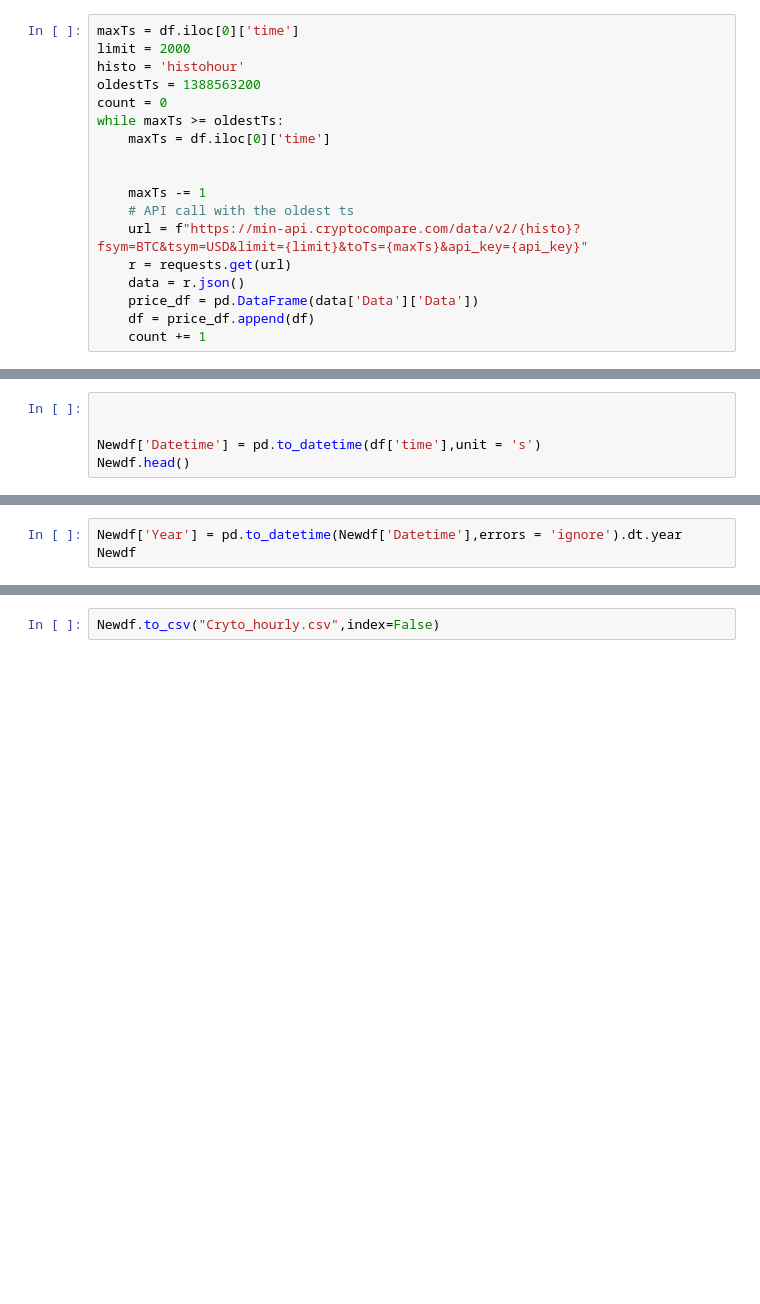
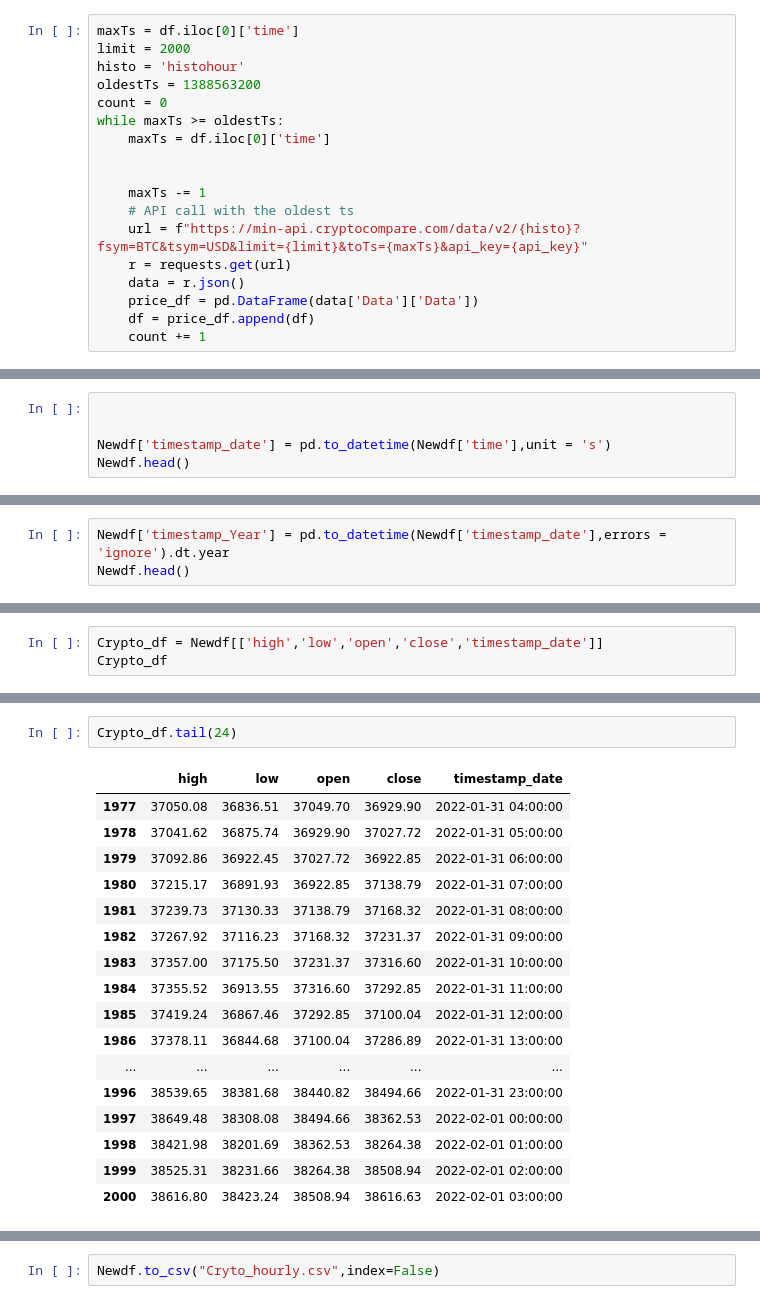
Before and after one commit to Price-Prediction-Model-Org/Price-Prediction-Model-Group, a Jupyter notebook: Crypto_ETL.ipynb, the cells around one changed output, grey strips where cells are left out. Drawn from its saved outputs; the diff is of its cells as text; blank space fills up the shorter version.

```diff
--- a/Crypto_ETL.ipynb
+++ b/Crypto_ETL.ipynb
@@ -50,5 +74,5 @@ Newdf.dropna()
 # %%
 
 
-Newdf['Datetime'] = pd.to_datetime(df['time'],unit = 's')
+Newdf['timestamp_date'] = pd.to_datetime(Newdf['time'],unit = 's')
 Newdf.head()
@@ -55,3 +86,3 @@ Newdf.head()
 # %%
-Newdf['Year'] = pd.to_datetime(Newdf['Datetime'],errors = 'ignore').dt.year
-Newdf
+Newdf['timestamp_Year'] = pd.to_datetime(Newdf['timestamp_date'],errors = 'ignore').dt.year
+Newdf.head()
@@ -57,0 +96,3 @@ Newdf
+# %%
+Crypto_df = Newdf[['high','low','open','close','timestamp_date']]
+Crypto_df
@@ -57,0 +113,20 @@ Newdf
+# %%
+Crypto_df.tail(24)
+# %% [output]
+|  | high | low | open | close | timestamp_date |
+| 1977 | 37050.08 | 36836.51 | 37049.70 | 36929.90 | 2022-01-31 04:00:00 |
+| 1978 | 37041.62 | 36875.74 | 36929.90 | 37027.72 | 2022-01-31 05:00:00 |
+| 1979 | 37092.86 | 36922.45 | 37027.72 | 36922.85 | 2022-01-31 06:00:00 |
+| 1980 | 37215.17 | 36891.93 | 36922.85 | 37138.79 | 2022-01-31 07:00:00 |
+| 1981 | 37239.73 | 37130.33 | 37138.79 | 37168.32 | 2022-01-31 08:00:00 |
+| 1982 | 37267.92 | 37116.23 | 37168.32 | 37231.37 | 2022-01-31 09:00:00 |
+| 1983 | 37357.00 | 37175.50 | 37231.37 | 37316.60 | 2022-01-31 10:00:00 |
+| 1984 | 37355.52 | 36913.55 | 37316.60 | 37292.85 | 2022-01-31 11:00:00 |
+| 1985 | 37419.24 | 36867.46 | 37292.85 | 37100.04 | 2022-01-31 12:00:00 |
+| 1986 | 37378.11 | 36844.68 | 37100.04 | 37286.89 | 2022-01-31 13:00:00 |
+| ... | ... | ... | ... | ... | ... |
+| 1996 | 38539.65 | 38381.68 | 38440.82 | 38494.66 | 2022-01-31 23:00:00 |
+| 1997 | 38649.48 | 38308.08 | 38494.66 | 38362.53 | 2022-02-01 00:00:00 |
+| 1998 | 38421.98 | 38201.69 | 38362.53 | 38264.38 | 2022-02-01 01:00:00 |
+| 1999 | 38525.31 | 38231.66 | 38264.38 | 38508.94 | 2022-02-01 02:00:00 |
+| 2000 | 38616.80 | 38423.24 | 38508.94 | 38616.63 | 2022-02-01 03:00:00 |
```
Also changed, not shown: parts of 48 cells of this notebook.
